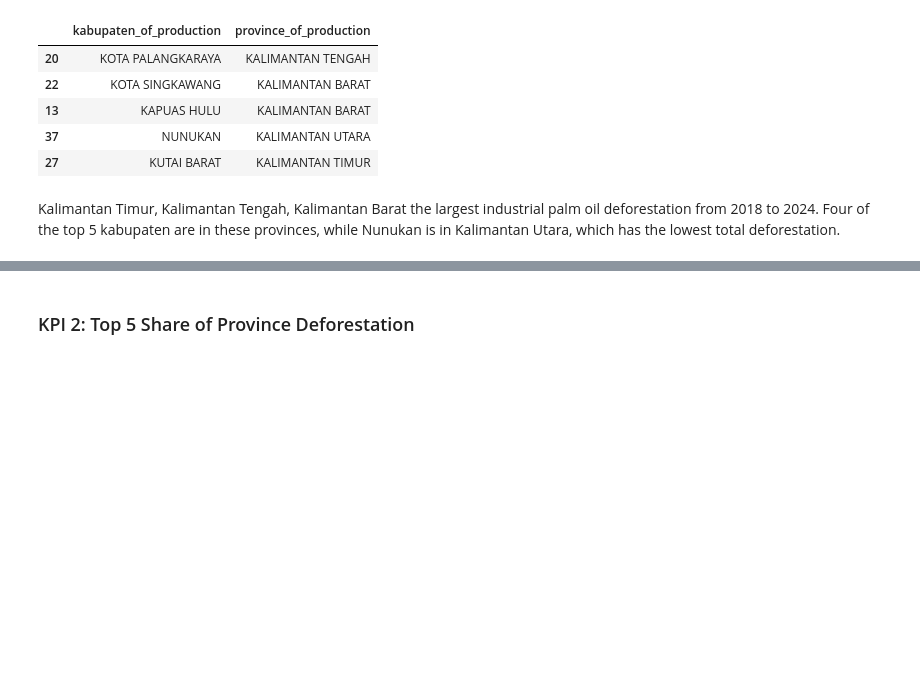
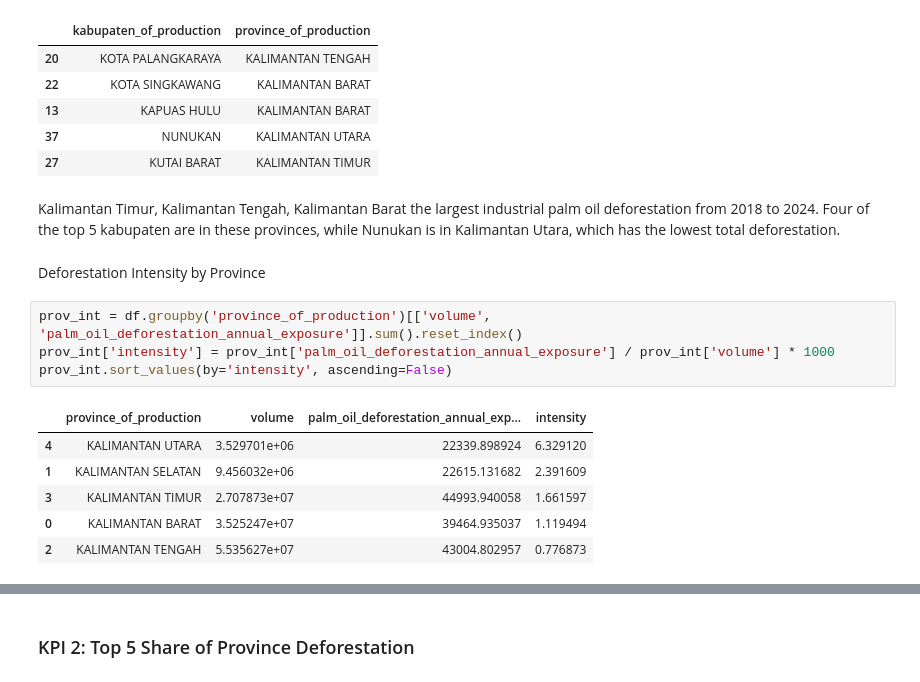
Before and after one commit to torgusonyan/palm-oil-deforestation-indonesia, a Jupyter notebook: final_project_data_analysis.ipynb, the cells around one changed output, grey strips where cells are left out. Drawn from its saved outputs; the diff is of its cells as text; blank space fills up the shorter version.

```diff
--- a/final_project_data_analysis.ipynb
+++ b/final_project_data_analysis.ipynb
@@ -414,3 +414,16 @@ top5[['kabupaten_of_production', 'province_of_production']]
 | 27 | KUTAI BARAT | KALIMANTAN TIMUR |
 # %% [markdown]
 Kalimantan Timur, Kalimantan Tengah, Kalimantan Barat the largest industrial palm oil deforestation from 2018 to 2024. Four of the top 5 kabupaten are in these provinces, while Nunukan is in Kalimantan Utara, which has the lowest total deforestation.
+# %% [markdown]
+Deforestation Intensity by Province
+# %%
+prov_int = df.groupby('province_of_production')[['volume', 'palm_oil_deforestation_annual_exposure']].sum().reset_index()
+prov_int['intensity'] = prov_int['palm_oil_deforestation_annual_exposure'] / prov_int['volume'] * 1000
+prov_int.sort_values(by='intensity', ascending=False)
+# %% [output]
+|  | province_of_production | volume | palm_oil_deforestation_annual_exp... | intensity |
+| 4 | KALIMANTAN UTARA | 3.529701e+06 | 22339.898924 | 6.329120 |
+| 1 | KALIMANTAN SELATAN | 9.456032e+06 | 22615.131682 | 2.391609 |
+| 3 | KALIMANTAN TIMUR | 2.707873e+07 | 44993.940058 | 1.661597 |
+| 0 | KALIMANTAN BARAT | 3.525247e+07 | 39464.935037 | 1.119494 |
+| 2 | KALIMANTAN TENGAH | 5.535627e+07 | 43004.802957 | 0.776873 |
```
Also changed, not shown: parts of 1 cell of this notebook.
